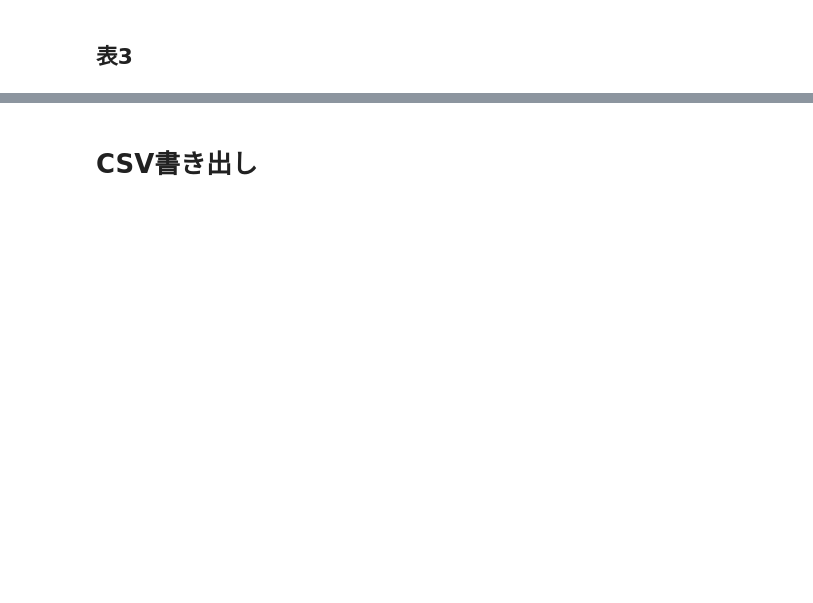
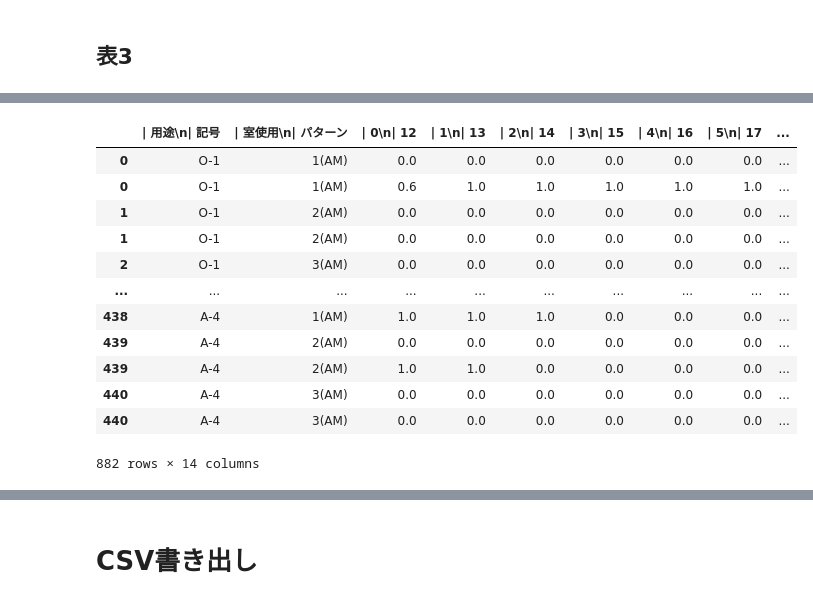
Before and after one commit to BRI-EES-House/building, a Jupyter notebook: reorganize_data_table/make_table_Others.ipynb, the cells around one changed output, grey strips where cells are left out. Saved outputs shown, nothing was run; the diff lists cells and outputs as text; code cells hidden in the pictures; blank space fills up the shorter version.

```diff
--- a/reorganize_data_table/make_table_Others.ipynb
+++ b/reorganize_data_table/make_table_Others.ipynb
@@ -58,0 +147,16 @@ table_others_3.head()
+# %%
+table_others_3_alt
+# %% [output]
+|  | | 用途\n| 記号 | | 室使用\n| パターン | | 0\n| 12 | | 1\n| 13 | | 2\n| 14 | | 3\n| 15 | | 4\n| 16 | | 5\n| 17 | ... |
+| 0 | O-1 | 1(AM) | 0.0 | 0.0 | 0.0 | 0.0 | 0.0 | 0.0 | ... |
+| 0 | O-1 | 1(AM) | 0.6 | 1.0 | 1.0 | 1.0 | 1.0 | 1.0 | ... |
+| 1 | O-1 | 2(AM) | 0.0 | 0.0 | 0.0 | 0.0 | 0.0 | 0.0 | ... |
+| 1 | O-1 | 2(AM) | 0.0 | 0.0 | 0.0 | 0.0 | 0.0 | 0.0 | ... |
+| 2 | O-1 | 3(AM) | 0.0 | 0.0 | 0.0 | 0.0 | 0.0 | 0.0 | ... |
+| ... | ... | ... | ... | ... | ... | ... | ... | ... | ... |
+| 438 | A-4 | 1(AM) | 1.0 | 1.0 | 1.0 | 0.0 | 0.0 | 0.0 | ... |
+| 439 | A-4 | 2(AM) | 0.0 | 0.0 | 0.0 | 0.0 | 0.0 | 0.0 | ... |
+| 439 | A-4 | 2(AM) | 1.0 | 1.0 | 0.0 | 0.0 | 0.0 | 0.0 | ... |
+| 440 | A-4 | 3(AM) | 0.0 | 0.0 | 0.0 | 0.0 | 0.0 | 0.0 | ... |
+| 440 | A-4 | 3(AM) | 0.0 | 0.0 | 0.0 | 0.0 | 0.0 | 0.0 | ... |
+882 rows × 14 columns
```
Also changed, not shown: parts of 24 cells of this notebook, 19 other files.
